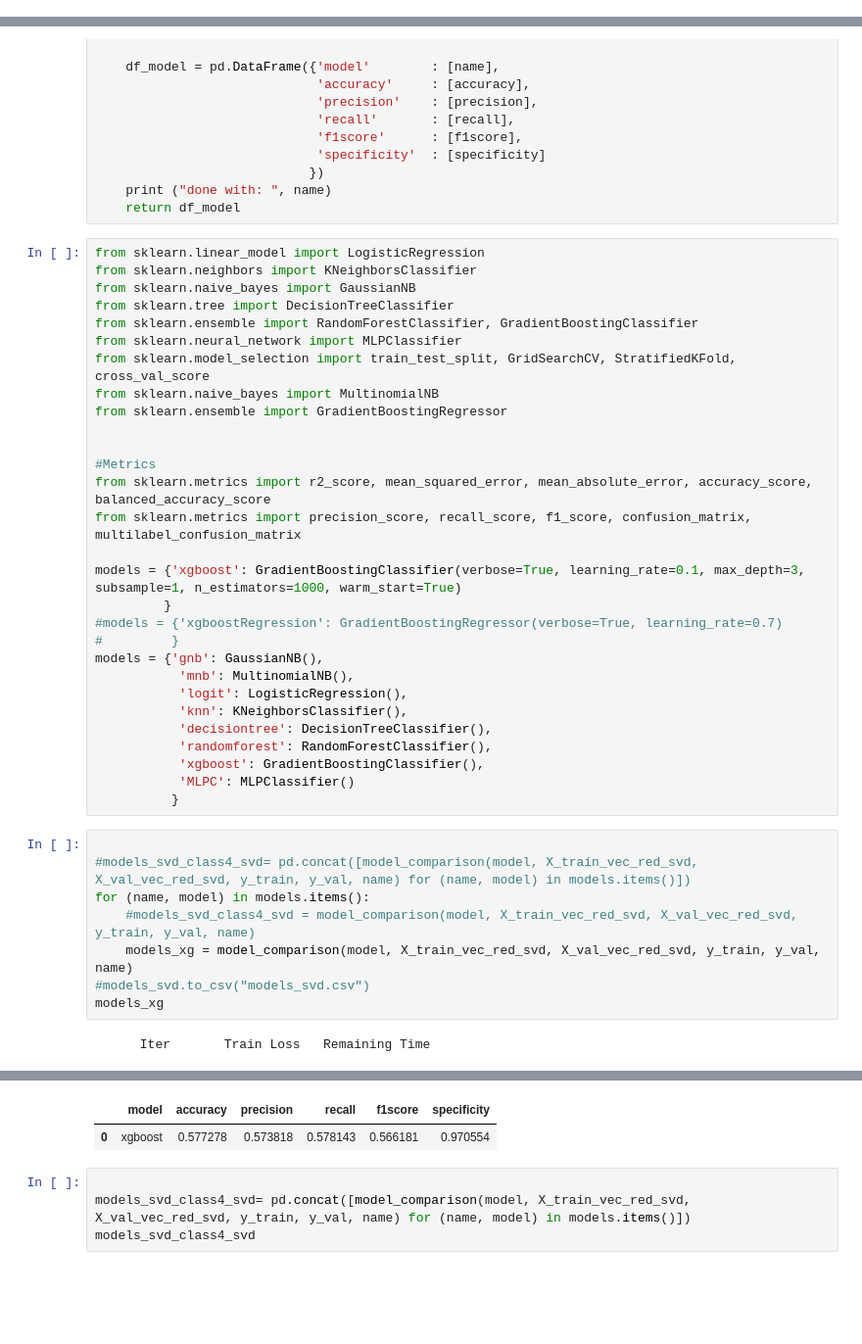
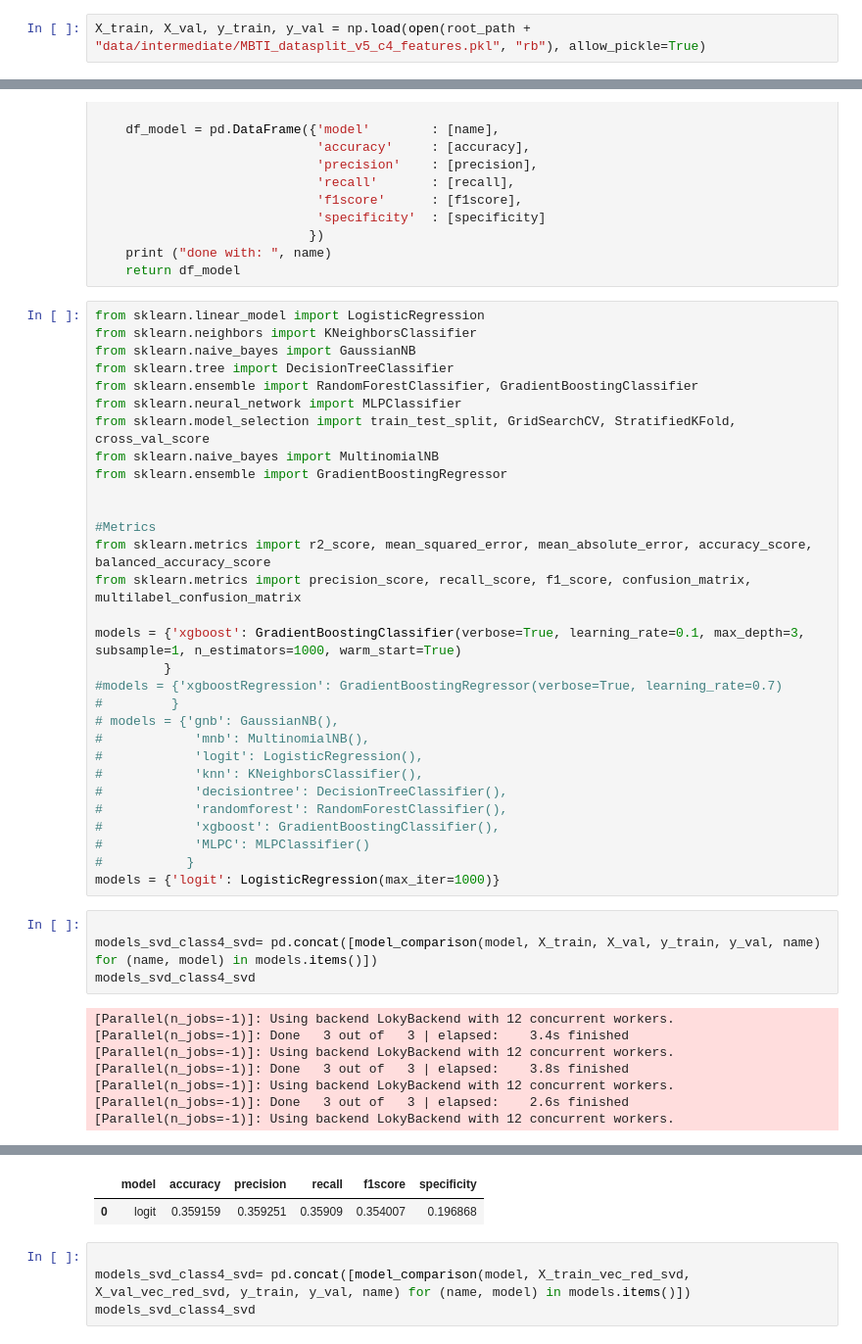
Before and after one commit to reaganrewop/Neural-Response-Generator-augmented-with-psychological-personalities, a Jupyter notebook: notebooks/de_final.ipynb, the cells around one changed output, grey strips where cells are left out. Shown at 98% size. Saved outputs shown, nothing was run; the diff lists cells and outputs as text; blank space fills up the shorter version.

Commit message:
updating model training and de steps

```diff
--- a/notebooks/de_final.ipynb
+++ b/notebooks/de_final.ipynb
@@ -265,6 +301,8 @@ from sklearn.preprocessing import MinMaxScaler
 scaler = MinMaxScaler()
 X_train_vec_red_svd = scaler.fit_transform(X_train_vec_red_svd)
 X_val_vec_red_svd = scaler.transform(X_val_vec_red_svd)
+# %%
+X_train, X_val, y_train, y_val = np.load(open(root_path + "data/intermediate/MBTI_datasplit_v5_c4_features.pkl", "rb"), allow_pickle=True)
 # %%
 def model_comparison(model, X_train, X_test, y_train, y_test, name):
     strat_k_fold = StratifiedKFold(n_splits=3, shuffle=True)
@@ -343,22 +381,25 @@ models = {'xgboost': GradientBoostingClassifier(verbose=True, learning_rate=0.1,
          }
 #models = {'xgboostRegression': GradientBoostingRegressor(verbose=True, learning_rate=0.7)
 #         }
-models = {'gnb': GaussianNB(),
-           'mnb': MultinomialNB(),
-           'logit': LogisticRegression(),
-           'knn': KNeighborsClassifier(),
-           'decisiontree': DecisionTreeClassifier(),
-           'randomforest': RandomForestClassifier(),
-           'xgboost': GradientBoostingClassifier(),
-           'MLPC': MLPClassifier()
-          }
+# models = {'gnb': GaussianNB(),
+#            'mnb': MultinomialNB(),
+#            'logit': LogisticRegression(),
+#            'knn': KNeighborsClassifier(),
+#            'decisiontree': DecisionTreeClassifier(),
+#            'randomforest': RandomForestClassifier(),
+#            'xgboost': GradientBoostingClassifier(),
+#            'MLPC': MLPClassifier()
+#           }
+models = {'logit': LogisticRegression(max_iter=1000)}
 # %%
 
-#models_svd_class4_svd= pd.concat([model_comparison(model, X_train_vec_red_svd, X_val_vec_red_svd, y_train, y_val, name) for (name, model) in models.items()])
-for (name, model) in models.items():
-    #models_svd_class4_svd = model_comparison(model, X_train_vec_red_svd, X_val_vec_red_svd, y_train, y_val, name)
-    models_xg = model_comparison(model, X_train_vec_red_svd, X_val_vec_red_svd, y_train, y_val, name)
-#models_svd.to_csv("models_svd.csv")
-models_xg
+models_svd_class4_svd= pd.concat([model_comparison(model, X_train, X_val, y_train, y_val, name) for (name, model) in models.items()])
+models_svd_class4_svd
 # %% [output]
-      Iter       Train Loss   Remaining Time
+[Parallel(n_jobs=-1)]: Using backend LokyBackend with 12 concurrent workers.
+[Parallel(n_jobs=-1)]: Done   3 out of   3 | elapsed:    3.4s finished
+[Parallel(n_jobs=-1)]: Using backend LokyBackend with 12 concurrent workers.
+[Parallel(n_jobs=-1)]: Done   3 out of   3 | elapsed:    3.8s finished
+[Parallel(n_jobs=-1)]: Using backend LokyBackend with 12 concurrent workers.
+[Parallel(n_jobs=-1)]: Done   3 out of   3 | elapsed:    2.6s finished
+[Parallel(n_jobs=-1)]: Using backend LokyBackend with 12 concurrent workers.
@@ -374,5 +408,5 @@ done with:  xgboost
 |  | model | accuracy | precision | recall | f1score | specificity |
-| 0 | xgboost | 0.577278 | 0.573818 | 0.578143 | 0.566181 | 0.970554 |
+| 0 | logit | 0.359159 | 0.359251 | 0.35909 | 0.354007 | 0.196868 |
 # %%
 
 models_svd_class4_svd= pd.concat([model_comparison(model, X_train_vec_red_svd, X_val_vec_red_svd, y_train, y_val, name) for (name, model) in models.items()])
```
Also changed, not shown: parts of 37 cells of this notebook, 4 other files.
